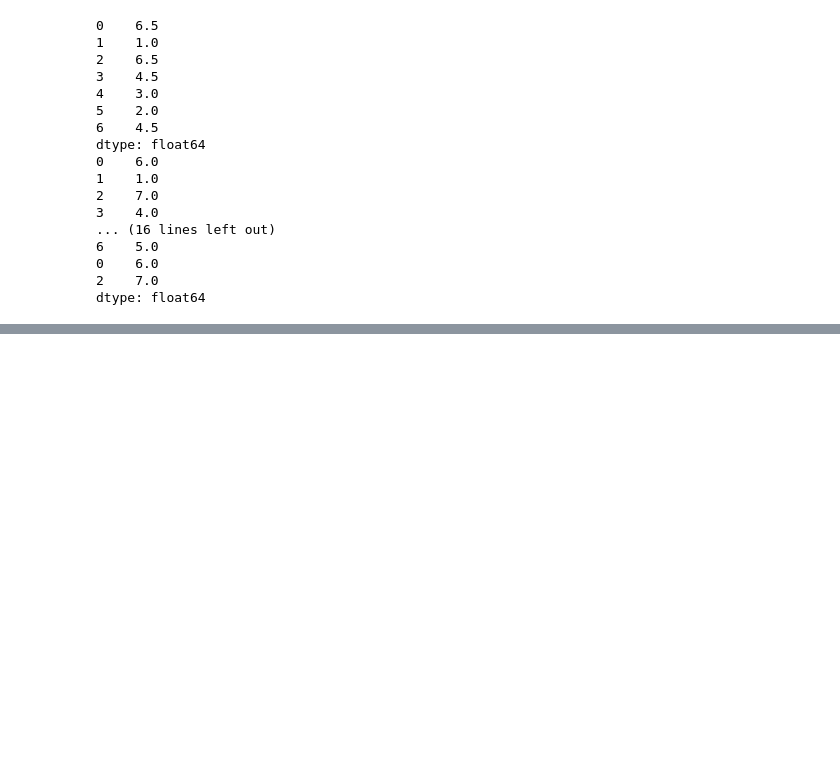
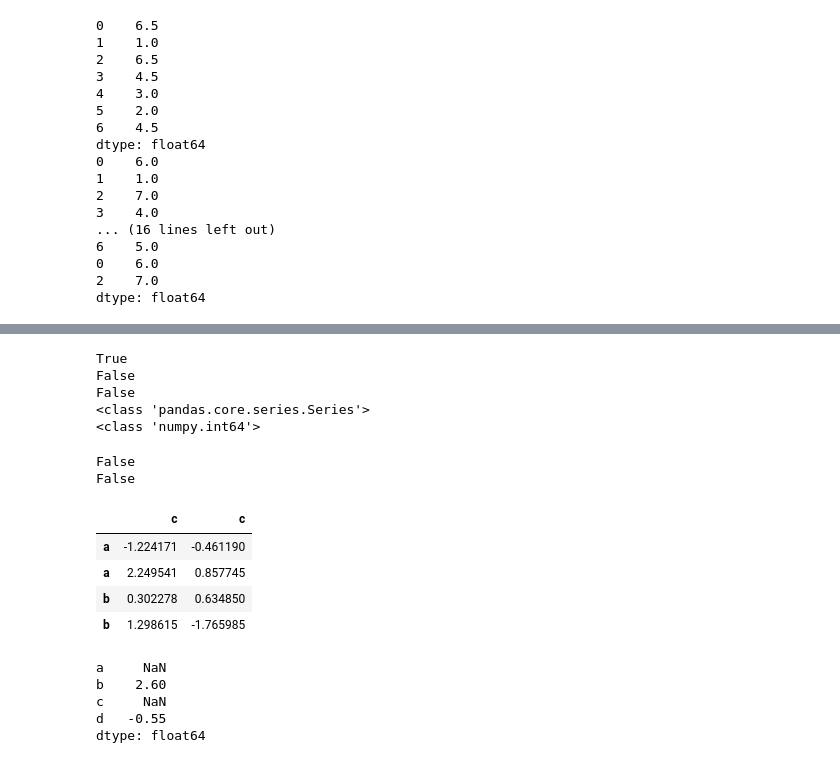
Before and after one commit to NohJangHyun/2022-DataCampus, a Jupyter notebook: 3. 데이터 처리 분석/7.11 pandas.ipynb, the cells around one changed output, grey strips where cells are left out. Cells and saved outputs as stored; diff of their text form; code cells hidden in the pictures; blank space fills up the shorter version.

```diff
--- a/3. 데이터 처리 분석/7.11 pandas.ipynb
+++ b/3. 데이터 처리 분석/7.11 pandas.ipynb
@@ -933,0 +1019,51 @@ dtype: float64
+# %%
+#index 정보 중복 - Series
+ss = pd.Series(range(3), index=['a', 'b', 'c'])
+print(ss.index.is_unique)
+
+ss = pd.Series(range(5), index=['a', 'a', 'b','b','c'])
+print(ss.index.is_unique)
+
+print(type(ss['a']))
+print(type(ss['c']))
+# %% [output]
+True
+False
+False
+<class 'pandas.core.series.Series'>
+<class 'numpy.int64'>
+# %%
+#index 정보 중복 - DataFrame
+df = pd.DataFrame(np.random.randn(4,3),
+                  index=['a','a','b','b'],
+                  columns=['c','c','d']
+                  )
+
+print(df.index.is_unique)
+print(df.columns.is_unique)
+
+df.loc['b']
+df.loc[:, 'c']
+# %% [output]
+False
+False
+|  | c | c |
+| a | -1.224171 | -0.461190 |
+| a | 2.249541 | 0.857745 |
+| b | 0.302278 | 0.634850 |
+| b | 1.298615 | -1.765985 |
+# %%
+df = pd.DataFrame([[1.4, np.nan], [7.1, -4.5],
+                   [np.nan, np.nan], [0.75, -1.3]],
+                  index=['a','b','c','d'],
+                  columns=['one', 'two'])
+
+df.sum()
+df.sum(axis='columns')
+df.sum(axis='columns', skipna=False)
+# %% [output]
+a     NaN
+b    2.60
+c     NaN
+d   -0.55
+dtype: float64
```
Also changed, not shown: parts of 12 cells of this notebook.
